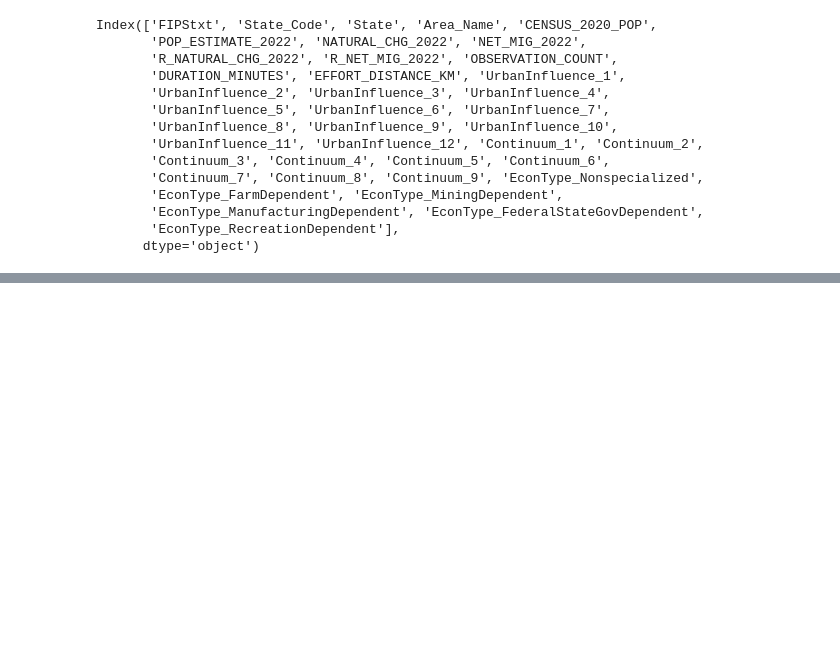
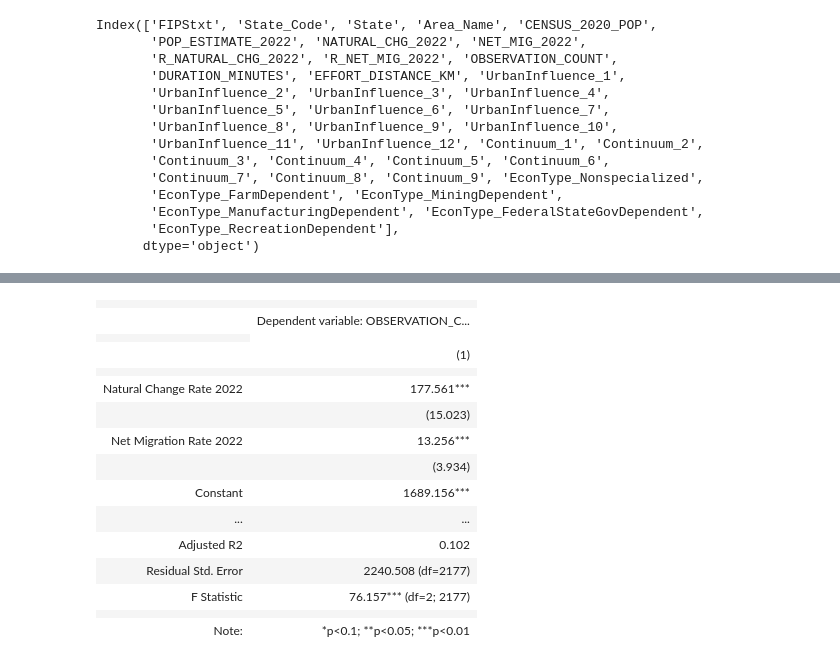
Before and after one commit to Iandrewburg/DA2_TERM_PROJECT, a Jupyter notebook: Final_Project_Data.ipynb, the cells around one changed output, grey strips where cells are left out. Drawn from its saved outputs; the diff is of its cells as text; code cells hidden in the pictures; blank space fills up the shorter version.

Commit message:
added model for natural rate and migration rate

```diff
--- a/Final_Project_Data.ipynb
+++ b/Final_Project_Data.ipynb
@@ -561,25 +561,37 @@ stargazer
 | Note: | *p<0.1; **p<0.05; ***p<0.01 |  |  |  |  |
 # %%
 # OLS on Rural-Urban Continuum Codes
-reg25 = smf.ols(formula="OBSERVATION_COUNT ~ CENSUS_2020_POP", data=county_norcar_merged_dummies).fit(cov_type="HC1") # Unconditional
-reg26 = smf.ols(formula="OBSERVATION_COUNT ~ CENSUS_2020_POP + POP_ESTIMATE_2022", data=county_norcar_merged_dummies).fit(cov_type="HC1")
-reg27 = smf.ols(formula="OBSERVATION_COUNT ~ EconType_FarmDependent + EconType_MiningDependent + EconType_ManufacturingDependent", data=county_norcar_merged_dummies).fit(cov_type="HC1")
-reg28 = smf.ols(formula="OBSERVATION_COUNT ~ EconType_FarmDependent + EconType_MiningDependent + EconType_ManufacturingDependent + EconType_FederalStateGovDependent", data=county_norcar_merged_dummies).fit(cov_type="HC1")
-reg29 = smf.ols(formula="OBSERVATION_COUNT ~ EconType_FarmDependent + EconType_MiningDependent + EconType_ManufacturingDependent + EconType_FederalStateGovDependent + EconType_RecreationDependent", data=county_norcar_merged_dummies).fit(cov_type="HC1")
+# reg25 = smf.ols(formula="OBSERVATION_COUNT ~ CENSUS_2020_POP", data=county_norcar_merged_dummies).fit(cov_type="HC1") # Unconditional
+#reg26 = smf.ols(formula="OBSERVATION_COUNT ~ POP_ESTIMATE_2022", data=county_norcar_merged_dummies).fit(cov_type="HC1")
+#reg27 = smf.ols(formula="OBSERVATION_COUNT ~ POP_ESTIMATE_2022 + NATURAL_CHG_2022", data=county_norcar_merged_dummies).fit(cov_type="HC1")
+#reg28 = smf.ols(formula="OBSERVATION_COUNT ~ POP_ESTIMATE_2022 + NATURAL_CHG_2022 + NET_MIG_2022", data=county_norcar_merged_dummies).fit(cov_type="HC1")
+reg29 = smf.ols(formula="OBSERVATION_COUNT ~ R_NATURAL_CHG_2022 + R_NET_MIG_2022", data=county_norcar_merged_dummies).fit(cov_type="HC1")
 
-stargazer = Stargazer([reg25, reg26, reg27, reg28, reg29])
-stargazer.covariate_order(["EconType_FarmDependent", "EconType_MiningDependent", "EconType_ManufacturingDependent",
-                           "EconType_FederalStateGovDependent", "EconType_RecreationDependent", "Intercept"])
+
+stargazer = Stargazer([reg29])
+stargazer.covariate_order(["R_NATURAL_CHG_2022", "R_NET_MIG_2022", "Intercept"])
 
 stargazer.rename_covariates({
-    "EconType_FarmDependent": "Economically Farming Dependent",
-    "EconType_MiningDependent": "Economically Mining Dependent",
-    "EconType_ManufacturingDependent": "Economically Manufacturing Dependent",
-    "EconType_FederalStateGovDependent": "Economically Federal/State Government Dependent",
-    "EconType_RecreationDependent": "Economically Recreation Dependent",
+    "R_NATURAL_CHG_2022": "Natural Change Rate 2022",
+    "R_NET_MIG_2022" : "Net Migration Rate 2022",
     "Intercept": "Constant"
 })
 
-
-#stargazer.custom_columns(["Unconditional", "Level of Education", "BA Degree Quadratic", "MA & Prof Degree", "4th Order Polynomial"], [1, 1, 1, 1, 1])
 stargazer
+# %% [output]
+|  |  |
+|  | Dependent variable: OBSERVATION_C... |
+|  |
+|  | (1) |
+|  |  |
+| Natural Change Rate 2022 | 177.561*** |
+|  | (15.023) |
+| Net Migration Rate 2022 | 13.256*** |
+|  | (3.934) |
+| Constant | 1689.156*** |
+| ... | ... |
+| Adjusted R2 | 0.102 |
+| Residual Std. Error | 2240.508 (df=2177) |
+| F Statistic | 76.157*** (df=2; 2177) |
+|  |  |
+| Note: | *p<0.1; **p<0.05; ***p<0.01 |
```
Also changed, not shown: parts of 1 cell of this notebook.
